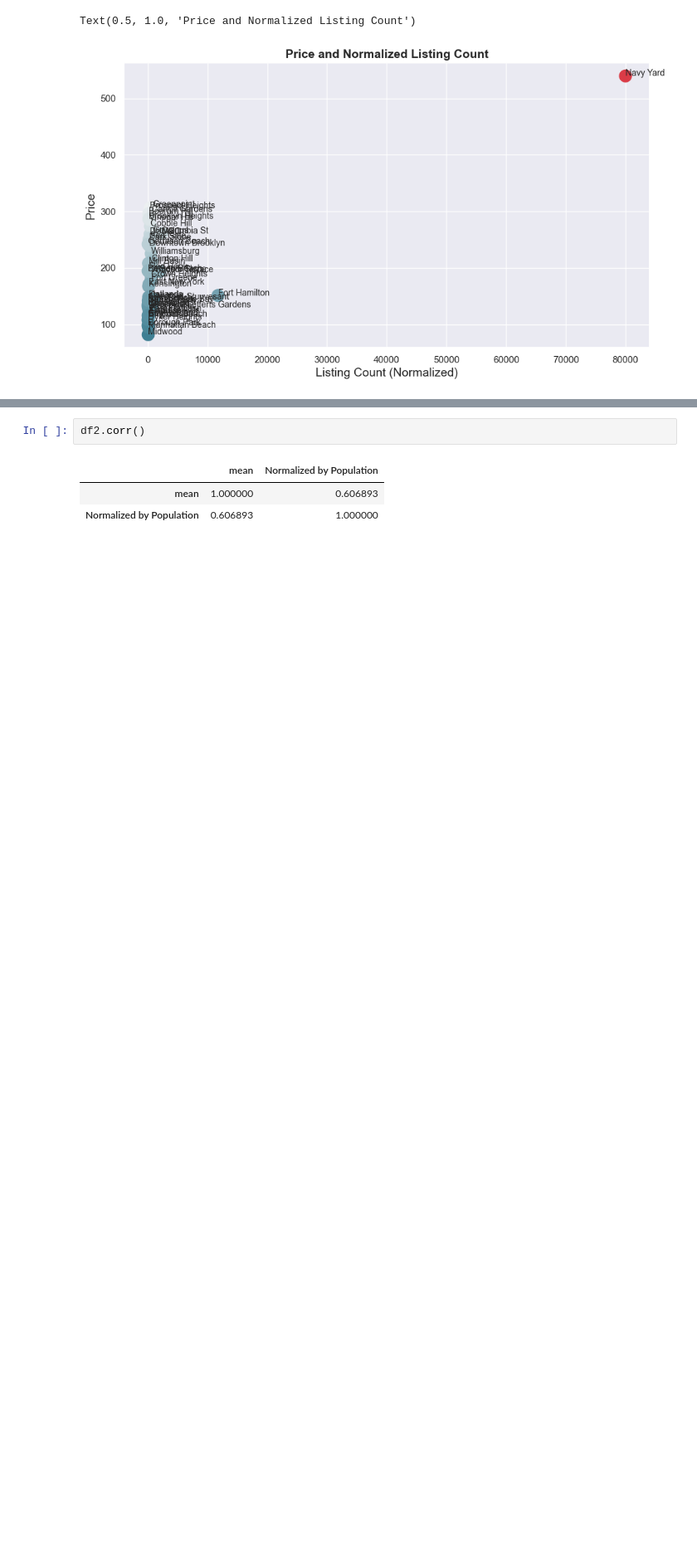
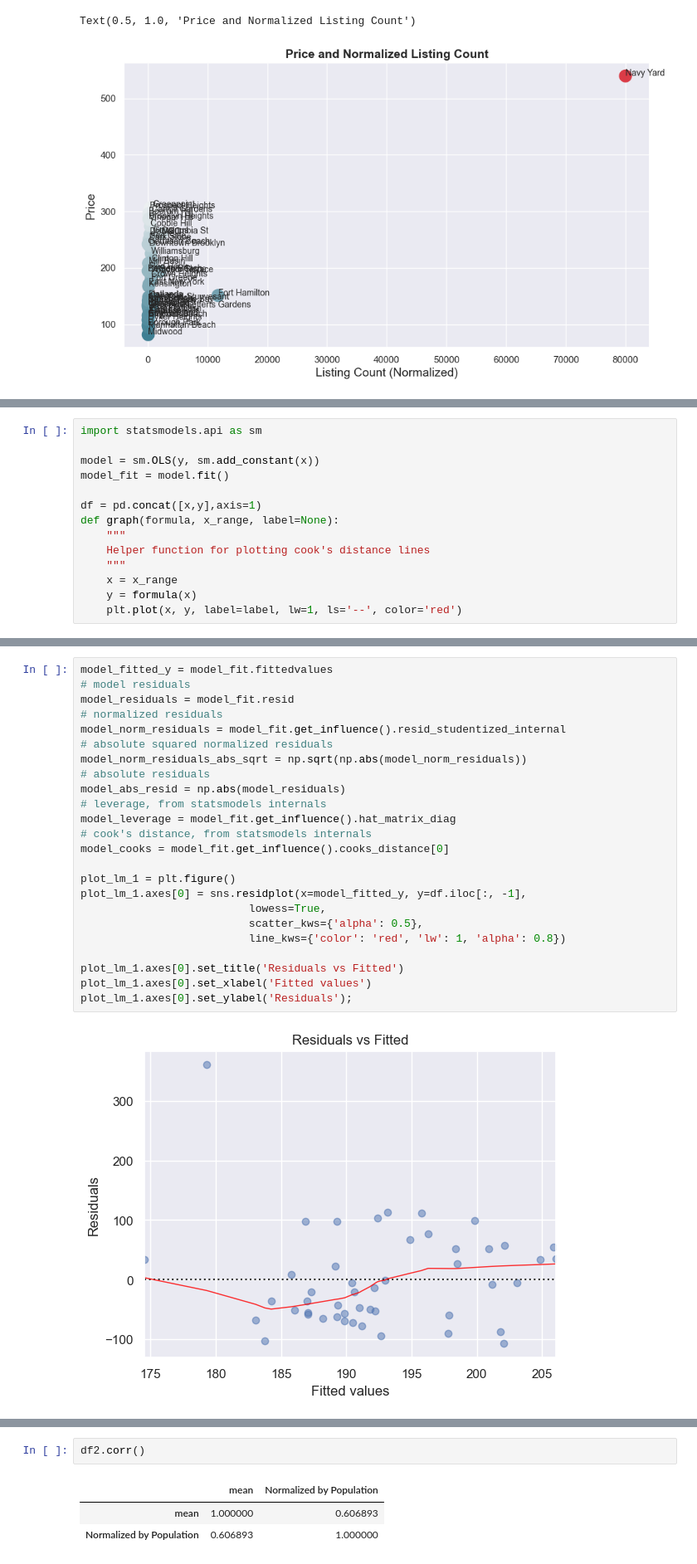
Before and after one commit to KidQuant/FA541Project, a Jupyter notebook: airbnb_analysis.ipynb, the cells around one changed output, grey strips where cells are left out. Shown at 83% size. Saved outputs shown, nothing was run; the diff lists cells and outputs as text; blank space fills up the shorter version.

```diff
--- a/airbnb_analysis.ipynb
+++ b/airbnb_analysis.ipynb
@@ -273,0 +346,14 @@ Text(0.5, 1.0, 'Price and Normalized Listing Count')
+# %%
+import statsmodels.api as sm
+
+model = sm.OLS(y, sm.add_constant(x))
+model_fit = model.fit()
+
+df = pd.concat([x,y],axis=1)
+def graph(formula, x_range, label=None):
+    """
+    Helper function for plotting cook's distance lines
+    """
+    x = x_range
+    y = formula(x)
+    plt.plot(x, y, label=label, lw=1, ls='--', color='red')
@@ -273,0 +381,26 @@ Text(0.5, 1.0, 'Price and Normalized Listing Count')
+# %%
+model_fitted_y = model_fit.fittedvalues
+# model residuals
+model_residuals = model_fit.resid
+# normalized residuals
+model_norm_residuals = model_fit.get_influence().resid_studentized_internal
+# absolute squared normalized residuals
+model_norm_residuals_abs_sqrt = np.sqrt(np.abs(model_norm_residuals))
+# absolute residuals
+model_abs_resid = np.abs(model_residuals)
+# leverage, from statsmodels internals
+model_leverage = model_fit.get_influence().hat_matrix_diag
+# cook's distance, from statsmodels internals
+model_cooks = model_fit.get_influence().cooks_distance[0]
+
+plot_lm_1 = plt.figure()
+plot_lm_1.axes[0] = sns.residplot(x=model_fitted_y, y=df.iloc[:, -1],
+                          lowess=True,
+                          scatter_kws={'alpha': 0.5},
+                          line_kws={'color': 'red', 'lw': 1, 'alpha': 0.8})
+
+plot_lm_1.axes[0].set_title('Residuals vs Fitted')
+plot_lm_1.axes[0].set_xlabel('Fitted values')
+plot_lm_1.axes[0].set_ylabel('Residuals');
+# %% [output]
+[figure, added]
```
Also changed, not shown: parts of 38 cells of this notebook, 54 other files.
